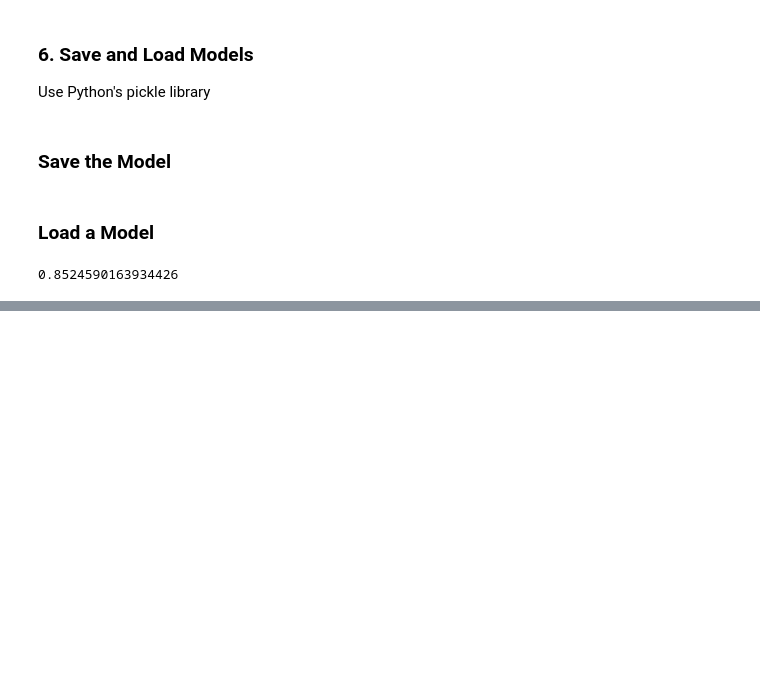
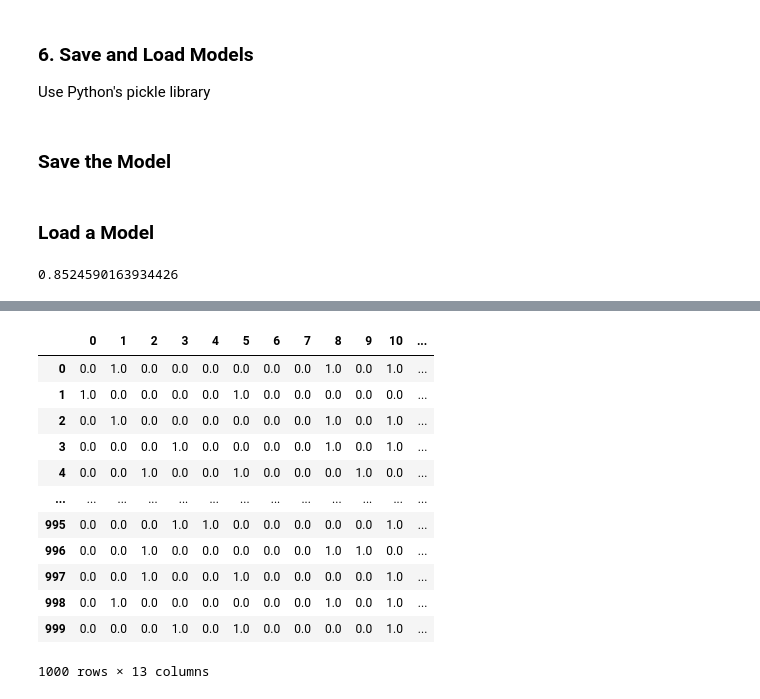
Before and after one commit to Cablab/ml-ds, a Jupyter notebook: learning-projects/intro-sklearn.ipynb, the cells around one changed output, grey strips where cells are left out. Cells and saved outputs as stored; diff of their text form; code cells hidden in the pictures; blank space fills up the shorter version.

Commit message:
Notes on getting the data ready

```diff
--- a/learning-projects/intro-sklearn.ipynb
+++ b/learning-projects/intro-sklearn.ipynb
@@ -175,0 +247,4 @@ loaded_model.score(X_test, y_test)
+# %%
+# Need data that has non-numeric data so we can practice changing it
+car_sales = pd.read_csv("data/car-sales-extended.csv")
+len(car_sales), car_sales.head()
@@ -175,0 +269,24 @@ loaded_model.score(X_test, y_test)
+# %%
+# Turn the non-numeric categories into numbers
+from sklearn.preprocessing import OneHotEncoder
+from sklearn.compose import ColumnTransformer
+
+# Separate into X (features) and y (labels)
+X = car_sales.drop("Price", axis=1)
+y = car_sales["Price"]
+
+# Prepare which features in your data are categorical and need to be transformed
+# Note: "Doors" is categorical because you could split the data into groups by # of doors
+categorical_features = ["Make", "Colour", "Doors"]
+
+# Setup OneHotEncoder (see explanation below)
+one_hot = OneHotEncoder()
+
+# Setup transformer
+# Tell it to use "one_hot" method with the one_hot object we created, and use it on the categorical_features we created
+# Tell it to "passthrough" (skip, not tranform) columns that are already numeric
+transformer = ColumnTransformer([("one_hot", one_hot, categorical_features)], remainder="passthrough")
+
+# Fit tranformed data
+transformed_X = transformer.fit_transform(X)
+transformed_X
@@ -175,0 +313,17 @@ loaded_model.score(X_test, y_test)
+# %%
+# See transformed data in Pandas DataFrame
+pd.DataFrame(transformed_X)
+# %% [output]
+|  | 0 | 1 | 2 | 3 | 4 | 5 | 6 | 7 | 8 | 9 | 10 | ... |
+| 0 | 0.0 | 1.0 | 0.0 | 0.0 | 0.0 | 0.0 | 0.0 | 0.0 | 1.0 | 0.0 | 1.0 | ... |
+| 1 | 1.0 | 0.0 | 0.0 | 0.0 | 0.0 | 1.0 | 0.0 | 0.0 | 0.0 | 0.0 | 0.0 | ... |
+| 2 | 0.0 | 1.0 | 0.0 | 0.0 | 0.0 | 0.0 | 0.0 | 0.0 | 1.0 | 0.0 | 1.0 | ... |
+| 3 | 0.0 | 0.0 | 0.0 | 1.0 | 0.0 | 0.0 | 0.0 | 0.0 | 1.0 | 0.0 | 1.0 | ... |
+| 4 | 0.0 | 0.0 | 1.0 | 0.0 | 0.0 | 1.0 | 0.0 | 0.0 | 0.0 | 1.0 | 0.0 | ... |
+| ... | ... | ... | ... | ... | ... | ... | ... | ... | ... | ... | ... | ... |
+| 995 | 0.0 | 0.0 | 0.0 | 1.0 | 1.0 | 0.0 | 0.0 | 0.0 | 0.0 | 0.0 | 1.0 | ... |
+| 996 | 0.0 | 0.0 | 1.0 | 0.0 | 0.0 | 0.0 | 0.0 | 0.0 | 1.0 | 1.0 | 0.0 | ... |
+| 997 | 0.0 | 0.0 | 1.0 | 0.0 | 0.0 | 1.0 | 0.0 | 0.0 | 0.0 | 0.0 | 1.0 | ... |
+| 998 | 0.0 | 1.0 | 0.0 | 0.0 | 0.0 | 0.0 | 0.0 | 0.0 | 1.0 | 0.0 | 1.0 | ... |
+| 999 | 0.0 | 0.0 | 0.0 | 1.0 | 0.0 | 1.0 | 0.0 | 0.0 | 0.0 | 0.0 | 1.0 | ... |
+1000 rows × 13 columns
```
Also changed, not shown: parts of 33 cells of this notebook, 3 other files.
